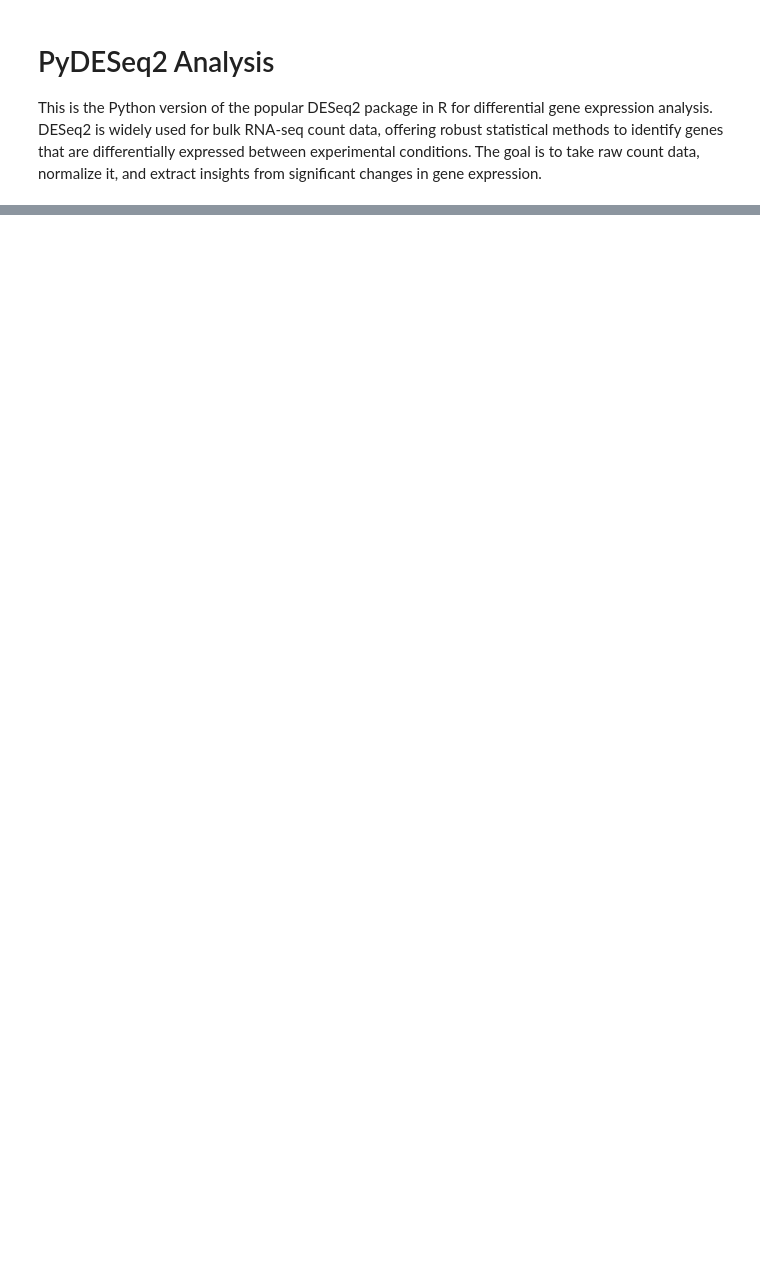
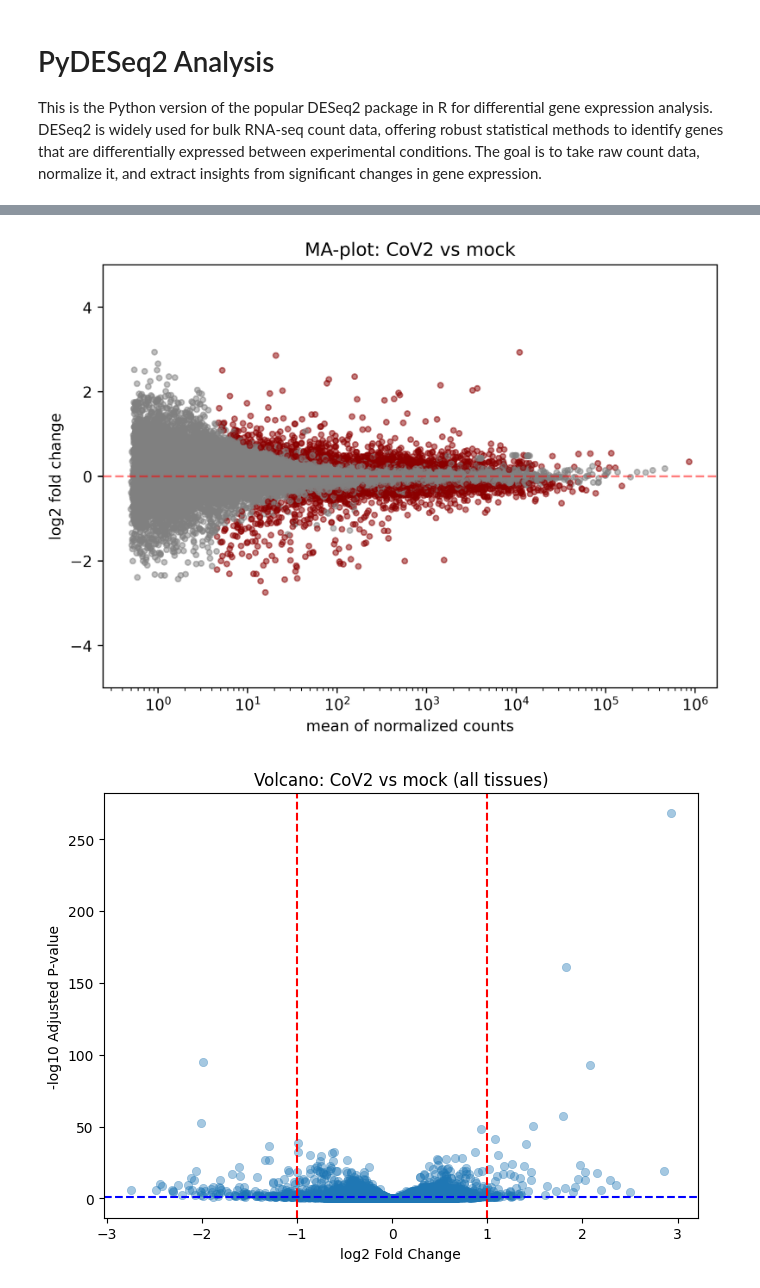
Before and after one commit to meshik/bioinformatics-code-hub, a Jupyter notebook: transcriptomics/bulk/DESeq2/py.ipynb, the cells around one changed output, grey strips where cells are left out. Cells and saved outputs as stored; diff of their text form; code cells hidden in the pictures; blank space fills up the shorter version.

```diff
--- a/transcriptomics/bulk/DESeq2/py.ipynb
+++ b/transcriptomics/bulk/DESeq2/py.ipynb
@@ -25,0 +193,6 @@ counts.head()
+# %%
+ds = DeseqStats(dds, contrast=["condition", "CoV2", "mock"])
+ds.summary()  # prints a summary similar to DESeq2
+
+res = ds.results_df.sort_values("padj", na_position="last")
+print(res.head())
@@ -25,0 +219,26 @@ counts.head()
+# %%
+# MA plot (PyDESeq2 has a built-in version)
+ds.plot_MA(s=12)
+plt.ylim(-5, 5)
+plt.title("MA-plot: CoV2 vs mock")
+plt.tight_layout()
+plt.show()
+
+# Volcano plot
+volc = res.copy()
+# handle p-adj zeros / NaNs for plotting
+volc = volc.replace([np.inf, -np.inf], np.nan).dropna(subset=["padj", "log2FoldChange"])
+volc["neglog10_padj"] = -np.log10(volc["padj"].clip(lower=1e-300))
+volc["gene"] = volc.index
+
+plt.figure(figsize=(6.8, 5.2))
+sns.scatterplot(data=volc, x="log2FoldChange", y="neglog10_padj", alpha=0.4, edgecolor=None)
+plt.axvline(-1, ls="--", c="red"); plt.axvline(1, ls="--", c="red")
+plt.axhline(-np.log10(0.05), ls="--", c="blue")
+plt.xlabel("log2 Fold Change"); plt.ylabel("-log10 Adjusted P-value")
+plt.title("Volcano: CoV2 vs mock (all tissues)")
+plt.tight_layout()
+plt.show()
+# %% [output]
+[figure, added]
+[figure, added]
```
Also changed, not shown: parts of 5 cells of this notebook.
